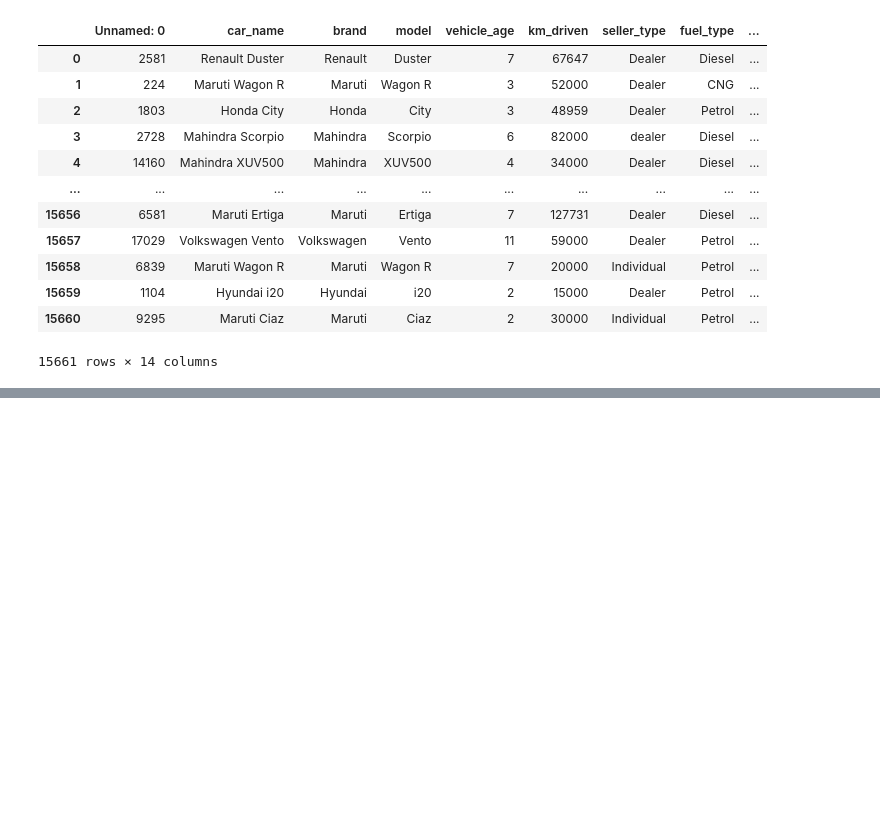
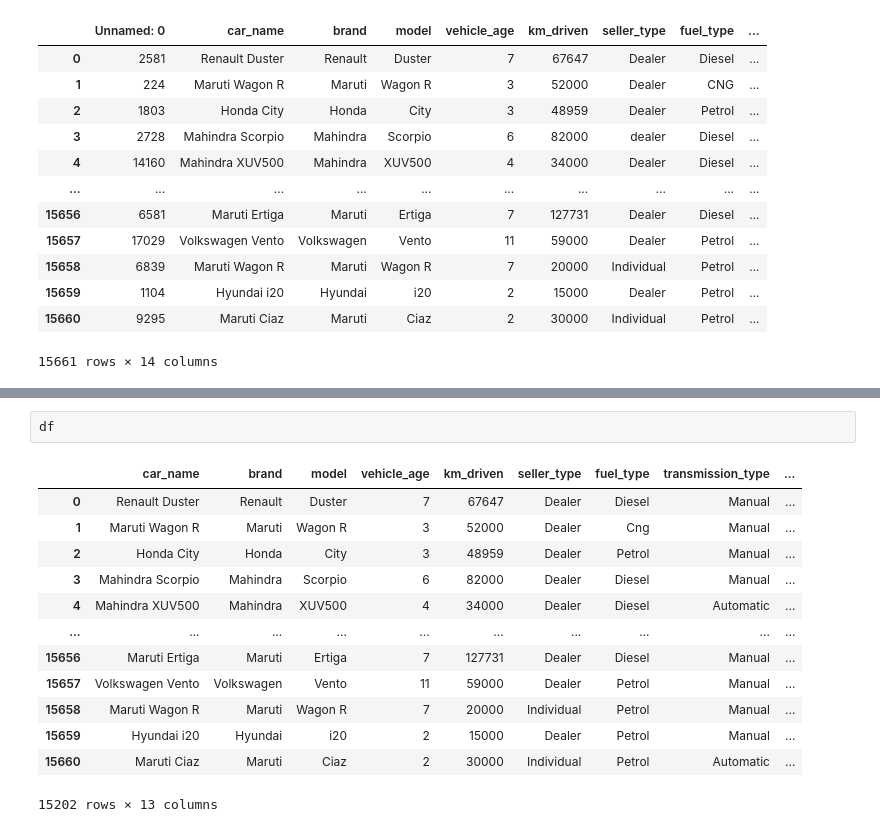
Before and after one commit to gracenaomi1122/my-first-repo, a Jupyter notebook: Batch2_Data_Cleaning.ipynb, the cells around one changed output, grey strips where cells are left out. Drawn from its saved outputs; the diff is of its cells as text; blank space fills up the shorter version.

```diff
--- a/Batch2_Data_Cleaning.ipynb
+++ b/Batch2_Data_Cleaning.ipynb
@@ -20,0 +491,16 @@ df
+# %%
+df
+# %% [output]
+|  | car_name | brand | model | vehicle_age | km_driven | seller_type | fuel_type | transmission_type | ... |
+| 0 | Renault Duster | Renault | Duster | 7 | 67647 | Dealer | Diesel | Manual | ... |
+| 1 | Maruti Wagon R | Maruti | Wagon R | 3 | 52000 | Dealer | Cng | Manual | ... |
+| 2 | Honda City | Honda | City | 3 | 48959 | Dealer | Petrol | Manual | ... |
+| 3 | Mahindra Scorpio | Mahindra | Scorpio | 6 | 82000 | Dealer | Diesel | Manual | ... |
+| 4 | Mahindra XUV500 | Mahindra | XUV500 | 4 | 34000 | Dealer | Diesel | Automatic | ... |
+| ... | ... | ... | ... | ... | ... | ... | ... | ... | ... |
+| 15656 | Maruti Ertiga | Maruti | Ertiga | 7 | 127731 | Dealer | Diesel | Manual | ... |
+| 15657 | Volkswagen Vento | Volkswagen | Vento | 11 | 59000 | Dealer | Petrol | Manual | ... |
+| 15658 | Maruti Wagon R | Maruti | Wagon R | 7 | 20000 | Individual | Petrol | Manual | ... |
+| 15659 | Hyundai i20 | Hyundai | i20 | 2 | 15000 | Dealer | Petrol | Manual | ... |
+| 15660 | Maruti Ciaz | Maruti | Ciaz | 2 | 30000 | Individual | Petrol | Automatic | ... |
+15202 rows × 13 columns
```
Also changed, not shown: parts of 52 cells of this notebook.
